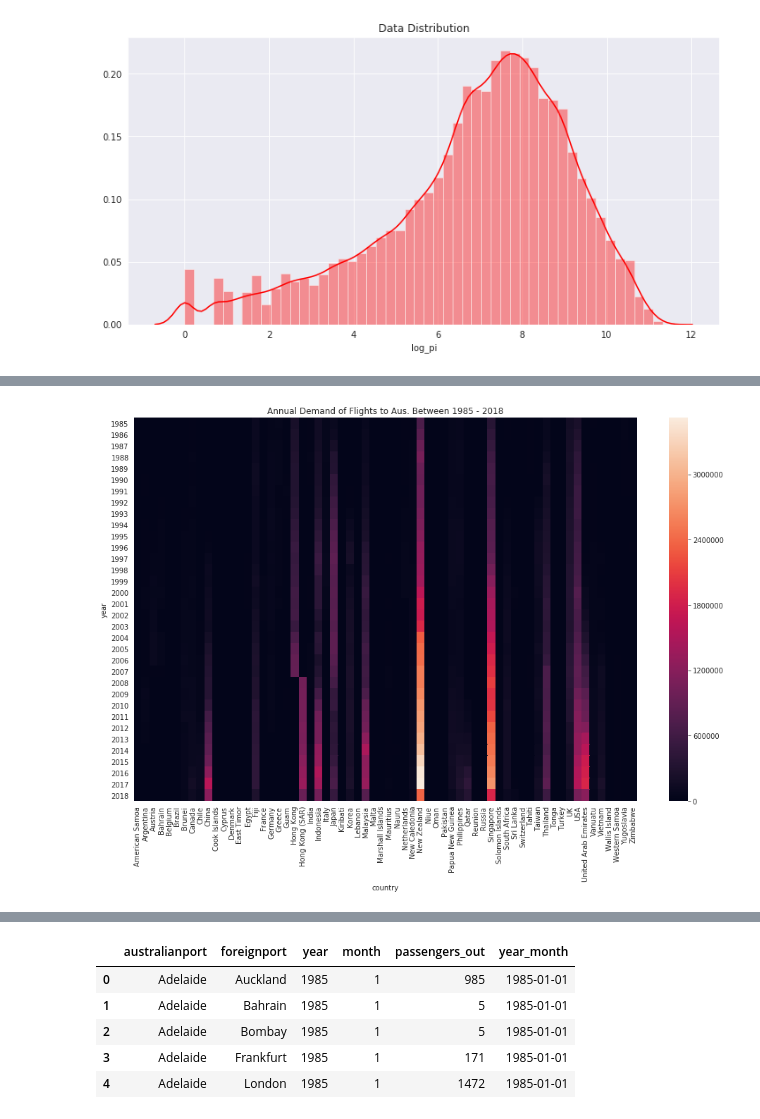
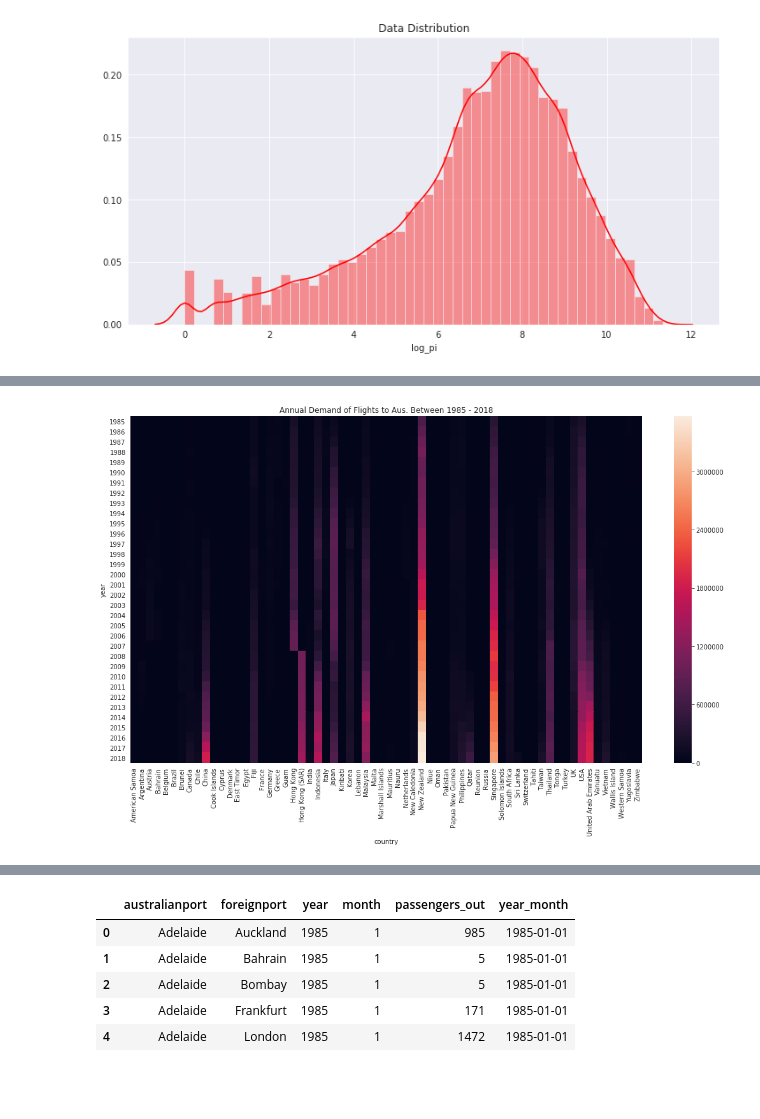
Before and after one commit to samroon2/aus_flight_demand, a Jupyter notebook: aus_flights.ipynb, the cells around one changed output, grey strips where cells are left out. Saved outputs shown, nothing was run; the diff lists cells and outputs as text; code cells hidden in the pictures; blank space fills up the shorter version.

```diff
--- a/aus_flights.ipynb
+++ b/aus_flights.ipynb
@@ -17,7 +17,7 @@ from fbprophet import Prophet
 
 %matplotlib inline
 
-df = pd.read_csv('./data/city_pairs.csv')
+df = pd.read_csv('./data/city_pairs_new.csv')
 df.head()
 # %% [output]
 |  | Month | AustralianPort | ForeignPort | Country | Passengers_In | Freight_In_(tonnes) | Mail_In_(tonnes) | ... |
@@ -302,14 +282,14 @@ df.describe()
 # %%
 in_passengers_year = df[['year', 'country', 'passengers_in']].groupby(['year', 'country']).sum()
 in_passengers_year = in_passengers_year.pivot_table(values='passengers_in', index='year', columns='country', fill_value=0)
 
-plt.figure(figsize=(16,10))
-ax = sns.heatmap(in_passengers_year)
+plt.figure(figsize=(18,10))
+ax = sns.heatmap(in_passengers_year.loc[in_passengers_year.index<2019])
 ax.set_title('Annual Demand of Flights to Aus. Between 1985 - 2018')
 plt.yticks(rotation=0)
 plt.show()
 # %% [output]
-[figure, old version]
+[figure, new version]
 # %%
 out_passengers_year = df[['year', 'country', 'passengers_out']].groupby(['year', 'country']).sum()
 out_passengers_year = out_passengers_year.pivot_table(values='passengers_out', index='year', columns='country', fill_value=0)
```
Also changed, not shown: parts of 38 cells of this notebook.
